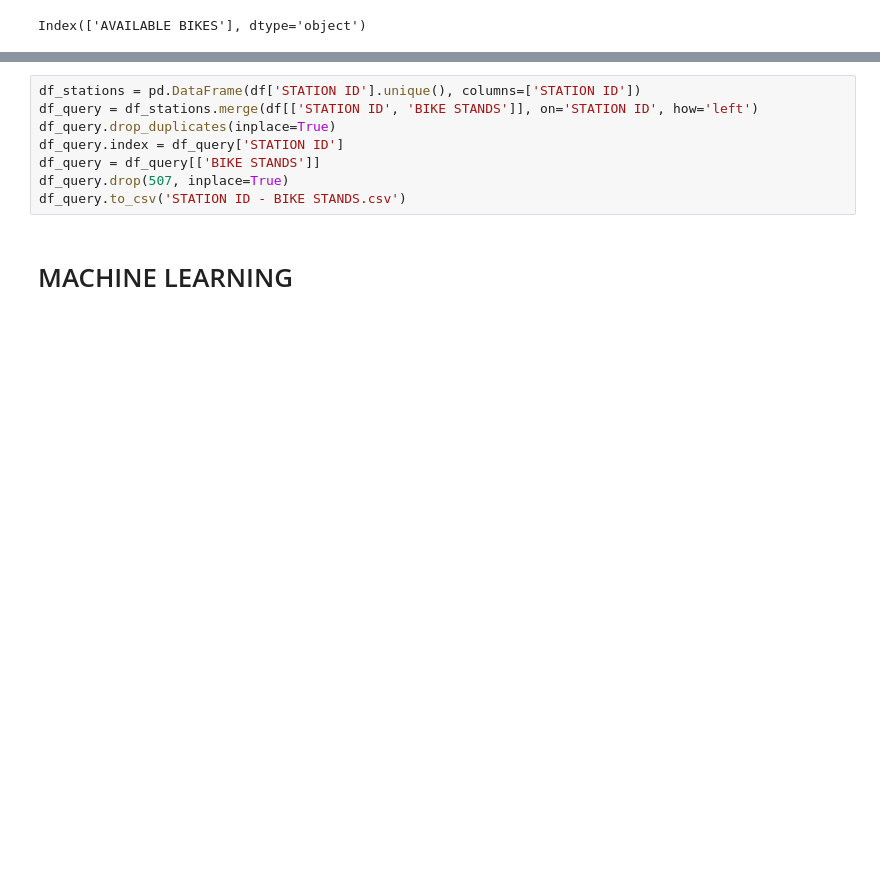
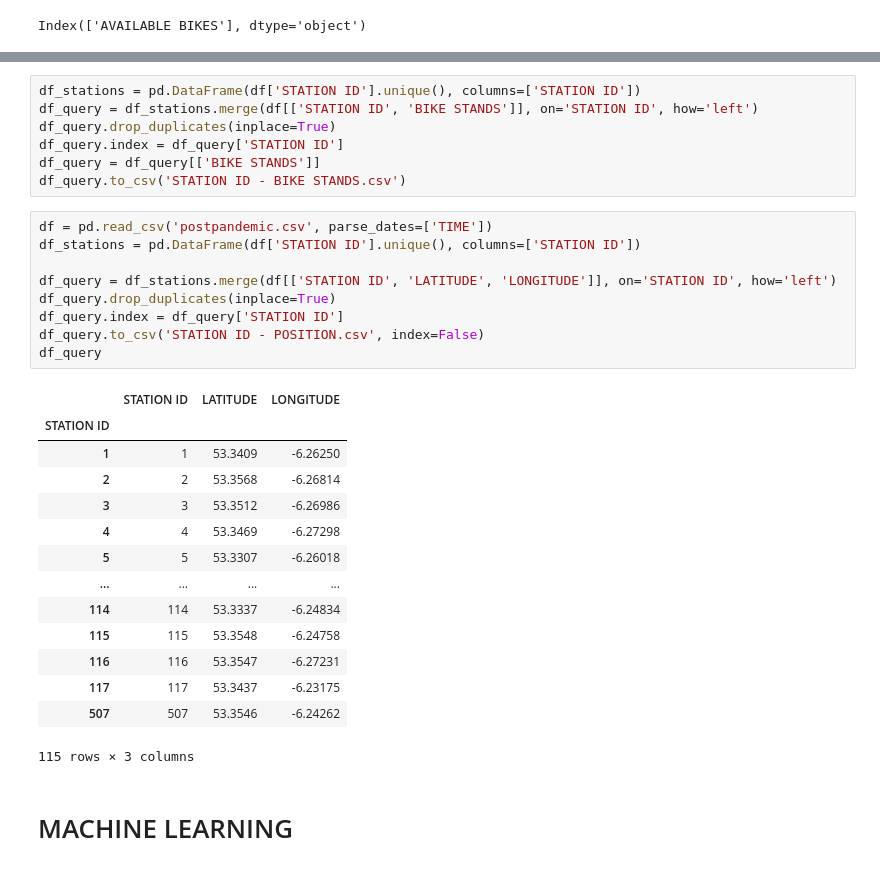
Before and after one commit to smit-sms/Sustainable-City-Management, a Jupyter notebook: SCM/Backend/dublinBikesPrediction/assets/Resources/Dublin Bikes Predictions/dublin bikes ML.ipynb, the cells around one changed output, grey strips where cells are left out. Saved outputs shown, nothing was run; the diff lists cells and outputs as text; blank space fills up the shorter version.

```diff
--- a/SCM/Backend/dublinBikesPrediction/assets/Resources/Dublin Bikes Predictions/dublin bikes ML.ipynb
+++ b/SCM/Backend/dublinBikesPrediction/assets/Resources/Dublin Bikes Predictions/dublin bikes ML.ipynb
@@ -141,8 +139,31 @@ df_query = df_stations.merge(df[['STATION ID', 'BIKE STANDS']], on='STATION ID',
 df_query.drop_duplicates(inplace=True)
 df_query.index = df_query['STATION ID']
 df_query = df_query[['BIKE STANDS']]
-df_query.drop(507, inplace=True)
 df_query.to_csv('STATION ID - BIKE STANDS.csv')
+# %%
+df = pd.read_csv('postpandemic.csv', parse_dates=['TIME'])
+df_stations = pd.DataFrame(df['STATION ID'].unique(), columns=['STATION ID'])
+
+df_query = df_stations.merge(df[['STATION ID', 'LATITUDE', 'LONGITUDE']], on='STATION ID', how='left')
+df_query.drop_duplicates(inplace=True)
+df_query.index = df_query['STATION ID']
+df_query.to_csv('STATION ID - POSITION.csv', index=False)
+df_query
+# %% [output]
+|  | STATION ID | LATITUDE | LONGITUDE |
+| STATION ID |  |  |  |
+| 1 | 1 | 53.3409 | -6.26250 |
+| 2 | 2 | 53.3568 | -6.26814 |
+| 3 | 3 | 53.3512 | -6.26986 |
+| 4 | 4 | 53.3469 | -6.27298 |
+| 5 | 5 | 53.3307 | -6.26018 |
+| ... | ... | ... | ... |
+| 114 | 114 | 53.3337 | -6.24834 |
+| 115 | 115 | 53.3548 | -6.24758 |
+| 116 | 116 | 53.3547 | -6.27231 |
+| 117 | 117 | 53.3437 | -6.23175 |
+| 507 | 507 | 53.3546 | -6.24262 |
+115 rows × 3 columns
 # %% [markdown]
 # MACHINE LEARNING
 # %%
```
Also changed, not shown: parts of 17 cells of this notebook, 4 other files.
